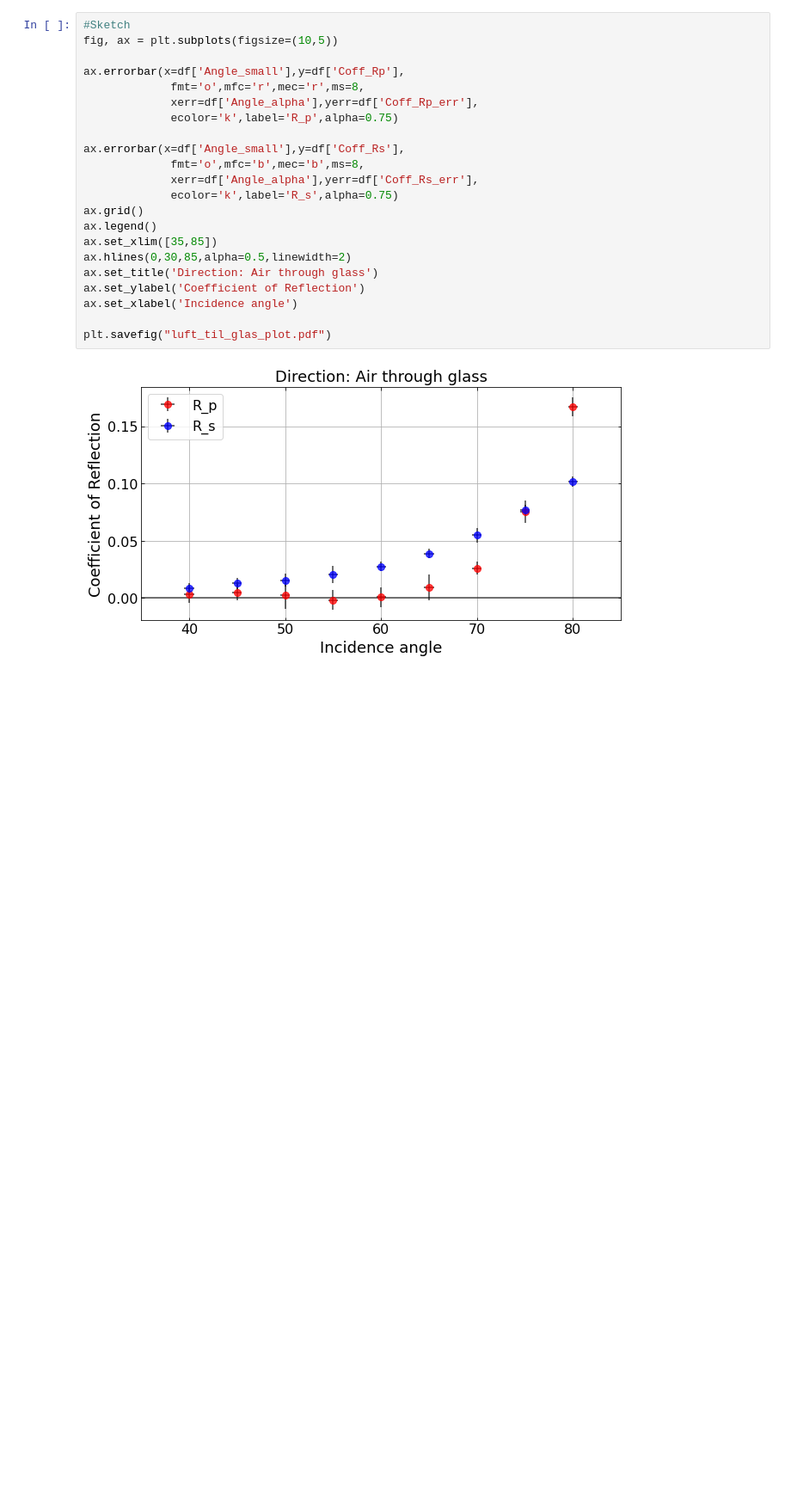
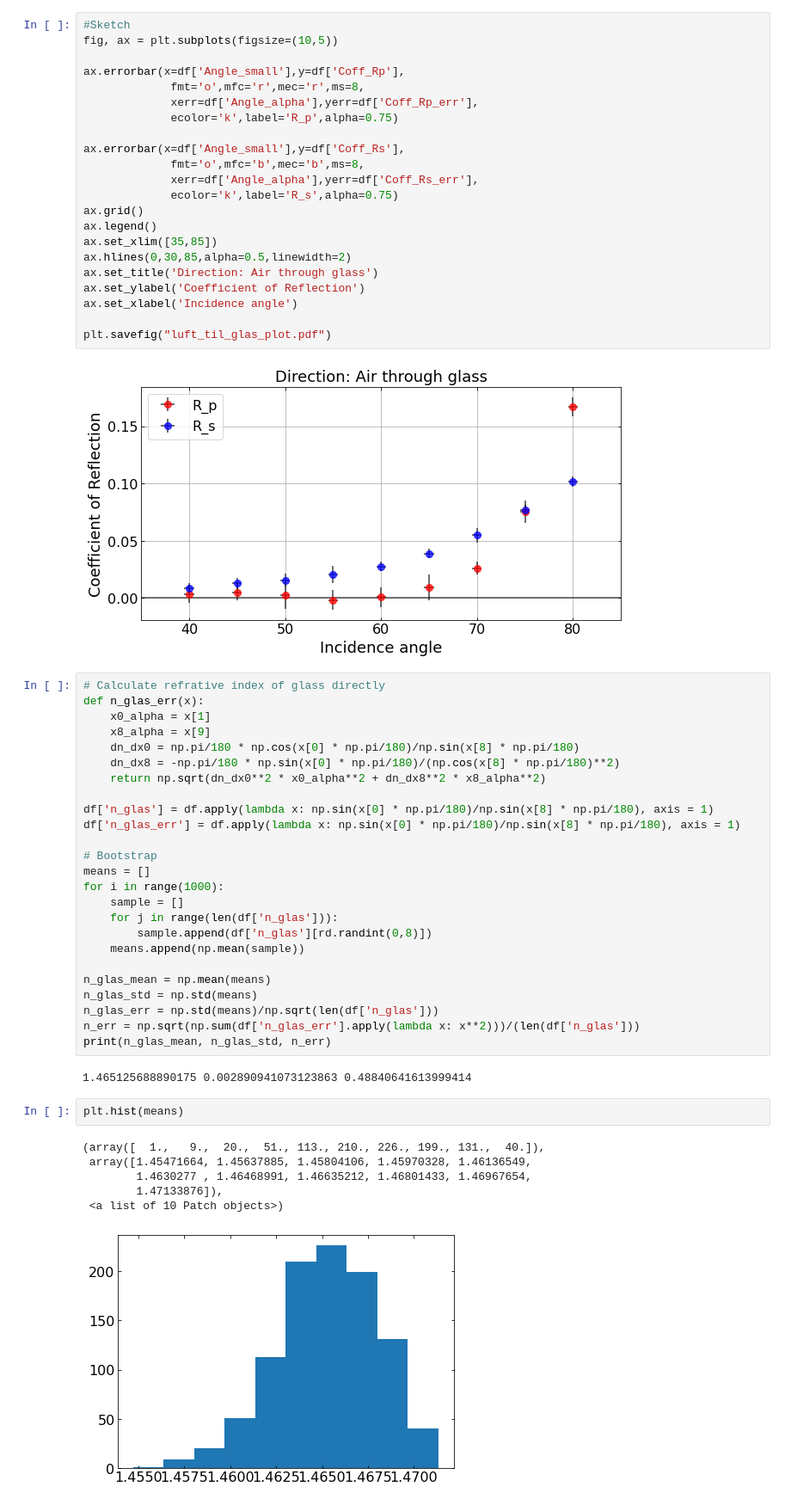
Before and after one commit to fred465f/Forsoeg_1, a Jupyter notebook: Data/Labdag 3/Data_csv/Coff_fit_R_luft_glas.ipynb, the cells around one changed output. Shown at 86% size. Saved outputs shown, nothing was run; the diff lists cells and outputs as text; blank space fills up the shorter version.

Commit message:
Calculated refrative index of dielectric material

```diff
--- a/Data/Labdag 3/Data_csv/Coff_fit_R_luft_glas.ipynb
+++ b/Data/Labdag 3/Data_csv/Coff_fit_R_luft_glas.ipynb
@@ -78,3 +79,39 @@ ax.set_xlabel('Incidence angle')
 plt.savefig("luft_til_glas_plot.pdf")
 # %% [output]
 [figure]
+# %%
+# Calculate refrative index of glass directly
+def n_glas_err(x):
+    x0_alpha = x[1]
+    x8_alpha = x[9]
+    dn_dx0 = np.pi/180 * np.cos(x[0] * np.pi/180)/np.sin(x[8] * np.pi/180)
+    dn_dx8 = -np.pi/180 * np.sin(x[0] * np.pi/180)/(np.cos(x[8] * np.pi/180)**2)
+    return np.sqrt(dn_dx0**2 * x0_alpha**2 + dn_dx8**2 * x8_alpha**2)
+
+df['n_glas'] = df.apply(lambda x: np.sin(x[0] * np.pi/180)/np.sin(x[8] * np.pi/180), axis = 1)
+df['n_glas_err'] = df.apply(lambda x: np.sin(x[0] * np.pi/180)/np.sin(x[8] * np.pi/180), axis = 1)
+
+# Bootstrap
+means = []
+for i in range(1000):
+    sample = []
+    for j in range(len(df['n_glas'])):
+        sample.append(df['n_glas'][rd.randint(0,8)])
+    means.append(np.mean(sample))
+
+n_glas_mean = np.mean(means)
+n_glas_std = np.std(means)
+n_glas_err = np.std(means)/np.sqrt(len(df['n_glas']))
+n_err = np.sqrt(np.sum(df['n_glas_err'].apply(lambda x: x**2)))/(len(df['n_glas']))
+print(n_glas_mean, n_glas_std, n_err)
+# %% [output]
+1.465125688890175 0.002890941073123863 0.48840641613999414
+# %%
+plt.hist(means)
+# %% [output]
+(array([  1.,   9.,  20.,  51., 113., 210., 226., 199., 131.,  40.]),
+ array([1.45471664, 1.45637885, 1.45804106, 1.45970328, 1.46136549,
+        1.4630277 , 1.46468991, 1.46635212, 1.46801433, 1.46967654,
+        1.47133876]),
+ <a list of 10 Patch objects>)
+[figure, added]
```
Also changed, not shown: parts of 1 cell of this notebook, 1 other file.
